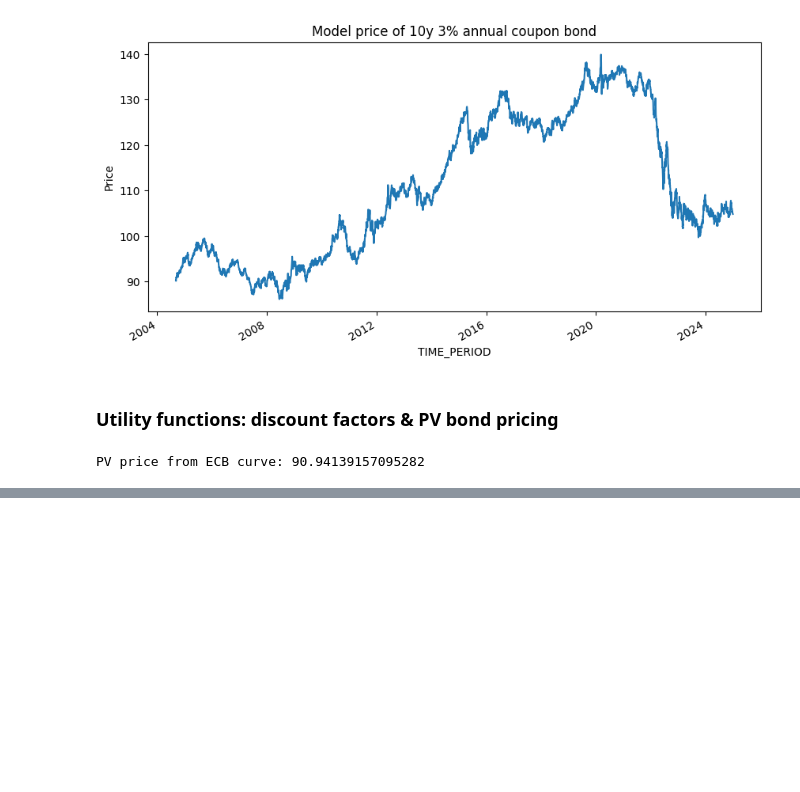
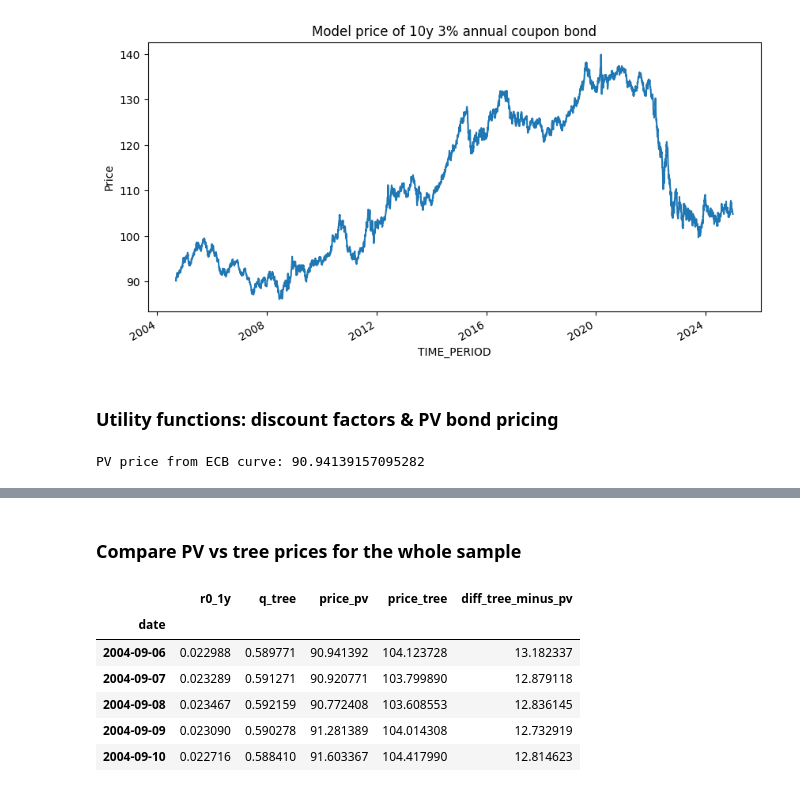
Before and after one commit to emschutt/Asset-Pricing, a Jupyter notebook: AP_v0.ipynb, the cells around one changed output, grey strips where cells are left out. Drawn from its saved outputs; the diff is of its cells as text; code cells hidden in the pictures; blank space fills up the shorter version.

```diff
--- a/AP_v0.ipynb
+++ b/AP_v0.ipynb
@@ -256,0 +307,60 @@ PV price from ECB curve: 90.94139157095282
+# %% [markdown]
+### Compare PV vs tree prices for the whole sample
+# %%
+# Bond & model specs
+maturity = 10
+coupon_rate = 0.03
+face = 100.0
+freq = 1
+dt = 1.0 / freq
+sigma = 0.10       # short-rate vol (per sqrt(year))
+
+dates = yc_yields.index
+
+results = []
+
+for d in dates:
+    # 1) Fundamental / PV price using ECB ZC curve on date d
+    pv_price = price_coupon_bond_pv(
+        yc_yields, d,
+        maturity=maturity,
+        coupon_rate=coupon_rate,
+        face=face,
+        freq=freq
+    )
+
+    # 2) Tree / martingale price using short-rate tree
+    r0 = get_yield_on_date(yc_yields, d, maturity=1.0)
+
+    # build short-rate tree for this date
+    N = int(maturity * freq)
+    r_tree, q = build_short_rate_tree(r0, sigma, dt, N)
+
+    tree_price = price_coupon_bond_binomial(
+        r_tree, q, dt,
+        maturity=maturity,
+        coupon_rate=coupon_rate,
+        face=face,
+        freq=freq
+    )
+
+    results.append({
+        "date": d,
+        "r0_1y": r0,
+        "q_tree": q,
+        "price_pv": pv_price,
+        "price_tree": tree_price,
+        "diff_tree_minus_pv": tree_price - pv_price
+    })
+
+prices_all = pd.DataFrame(results).set_index("date")
+
+prices_all.head()
+# %% [output]
+|  | r0_1y | q_tree | price_pv | price_tree | diff_tree_minus_pv |
+| date |  |  |  |  |  |
+| 2004-09-06 | 0.022988 | 0.589771 | 90.941392 | 104.123728 | 13.182337 |
+| 2004-09-07 | 0.023289 | 0.591271 | 90.920771 | 103.799890 | 12.879118 |
+| 2004-09-08 | 0.023467 | 0.592159 | 90.772408 | 103.608553 | 12.836145 |
+| 2004-09-09 | 0.023090 | 0.590278 | 91.281389 | 104.014308 | 12.732919 |
+| 2004-09-10 | 0.022716 | 0.588410 | 91.603367 | 104.417990 | 12.814623 |
```
Also changed, not shown: parts of 9 cells of this notebook.
